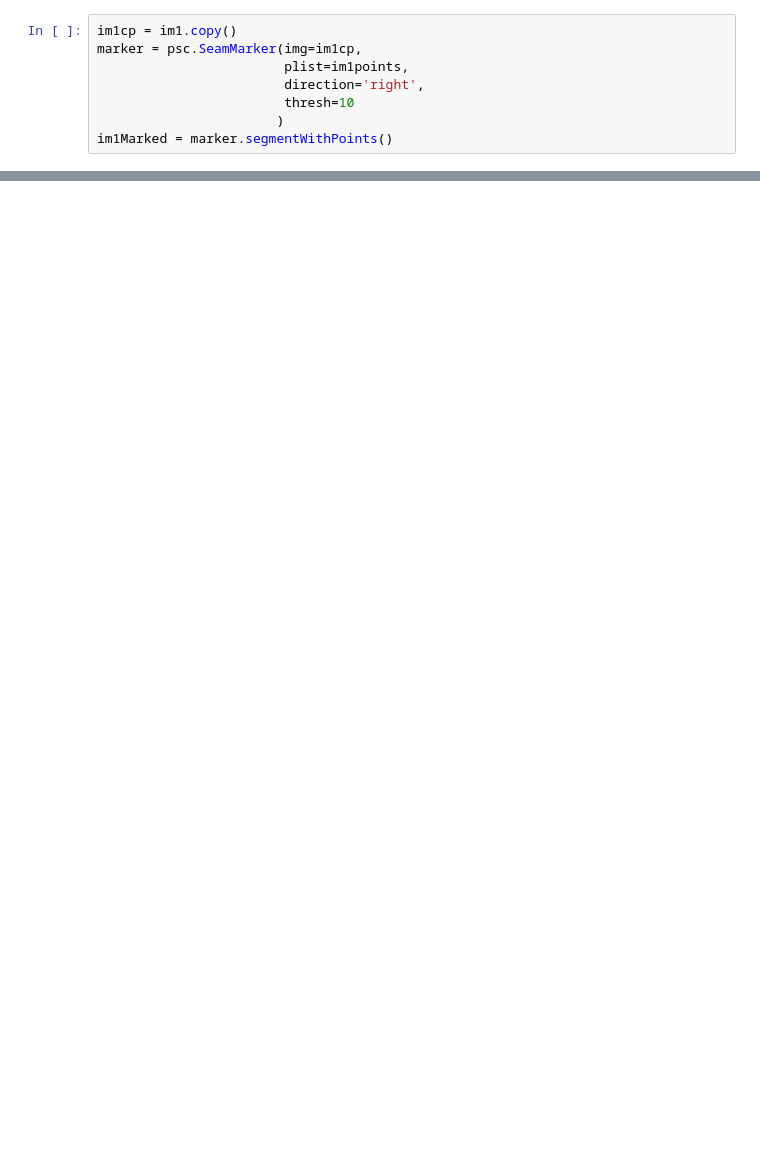
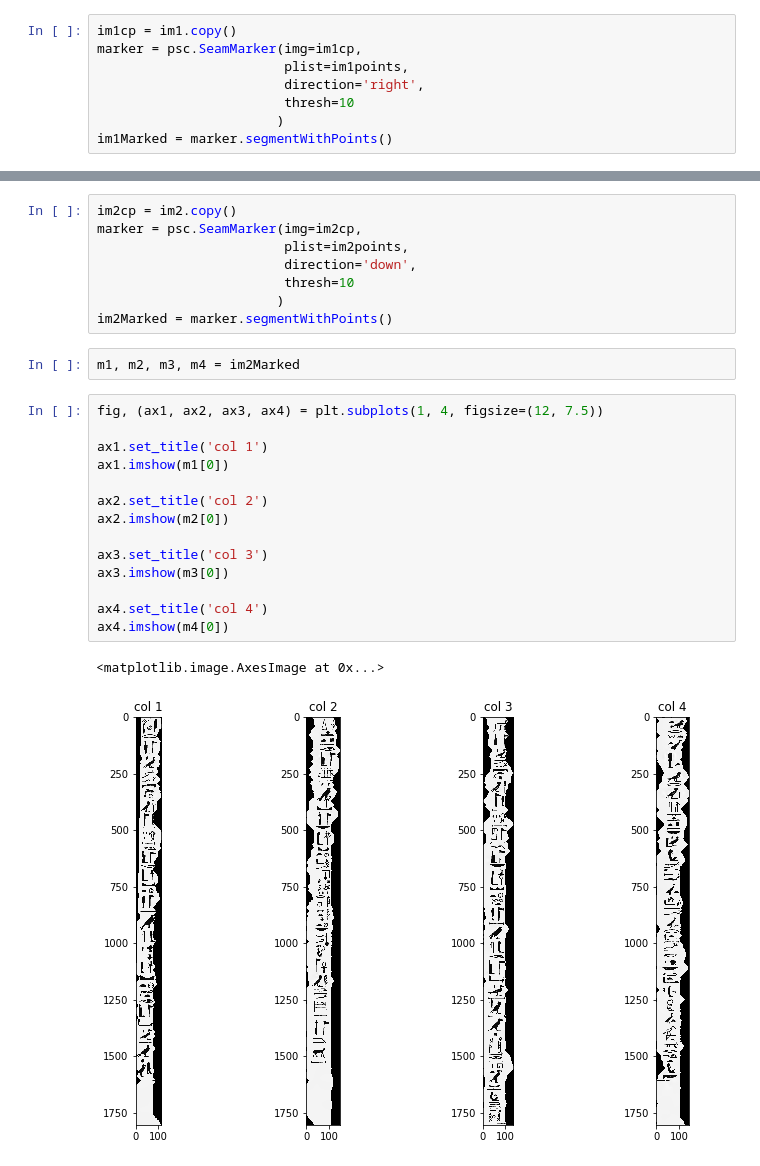
Before and after one commit to D-K-E/PySesh, a Jupyter notebook: tutorials/English/FindingLineColumnSegmentsFromPoints/FindingLineColumnSegmentsWithPoints.ipynb, the cells around one changed output, grey strips where cells are left out. Drawn from its saved outputs; the diff is of its cells as text; blank space fills up the shorter version.

```diff
--- a/tutorials/English/FindingLineColumnSegmentsFromPoints/FindingLineColumnSegmentsWithPoints.ipynb
+++ b/tutorials/English/FindingLineColumnSegmentsFromPoints/FindingLineColumnSegmentsWithPoints.ipynb
@@ -80,0 +118,27 @@ ax5.imshow(m5[0])
+# %%
+im2cp = im2.copy()
+marker = psc.SeamMarker(img=im2cp,
+                        plist=im2points,
+                        direction='down',
+                        thresh=10
+                       )
+im2Marked = marker.segmentWithPoints()
+# %%
+m1, m2, m3, m4 = im2Marked
+# %%
+fig, (ax1, ax2, ax3, ax4) = plt.subplots(1, 4, figsize=(12, 7.5))
+
+ax1.set_title('col 1')
+ax1.imshow(m1[0])
+
+ax2.set_title('col 2')
+ax2.imshow(m2[0])
+
+ax3.set_title('col 3')
+ax3.imshow(m3[0])
+
+ax4.set_title('col 4')
+ax4.imshow(m4[0])
+# %% [output]
+<matplotlib.image.AxesImage at 0x...>
+[figure, added]
```
Also changed, not shown: parts of 10 cells of this notebook, 8 other files.
